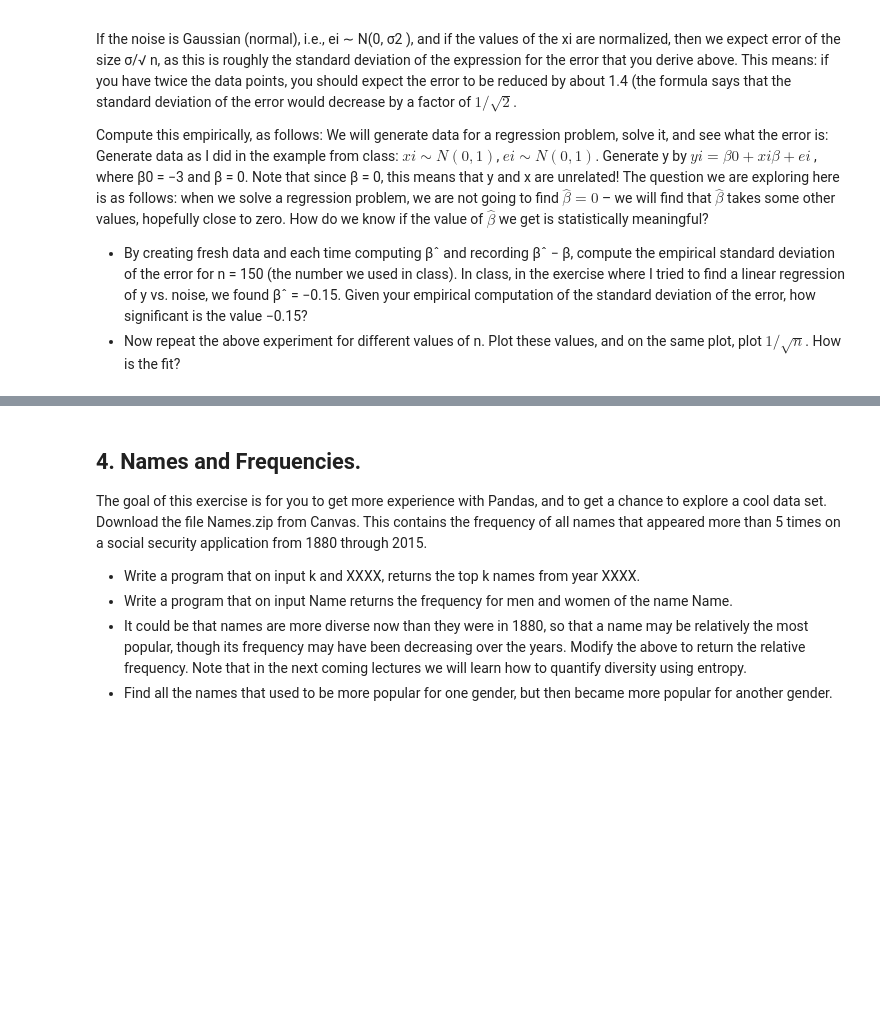
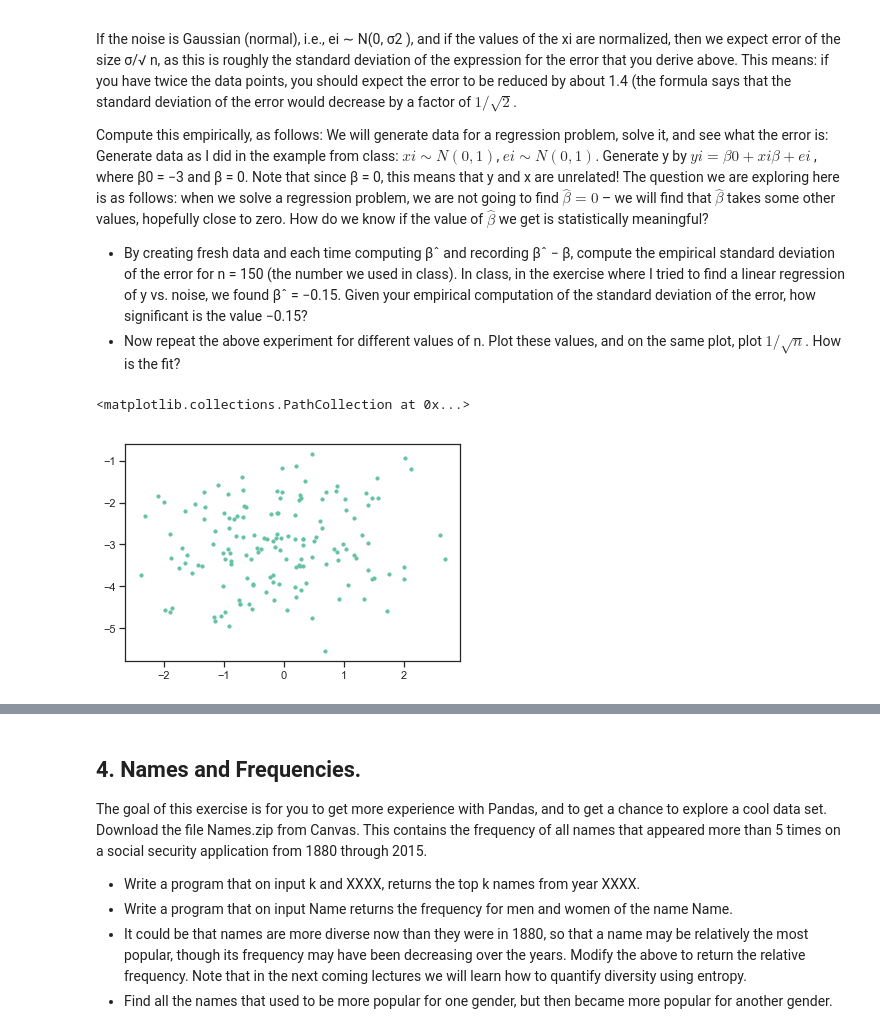
Before and after one commit to smitches/Business-Data-Science, a Jupyter notebook: HW2/HW2.ipynb, the cells around one changed output, grey strips where cells are left out. Drawn from its saved outputs; the diff is of its cells as text; code cells hidden in the pictures; blank space fills up the shorter version.

```diff
--- a/HW2/HW2.ipynb
+++ b/HW2/HW2.ipynb
@@ -62,3 +135,15 @@ class, in the exercise where I tried to find a linear regression of y vs. noise,
 how significant is the value −0.15?
 - Now repeat the above experiment for different values of n. Plot these values, and on the
 same plot, plot $1/\sqrt{n}$. How is the fit?
+# %%
+# 3-1
+mu = 0
+sigma = 1
+ei = np.random.normal(mu, sigma, 150)
+X = np.random.normal(mu, sigma, 150)
+Y = -3 + (xi)*0 + (ei)
+
+plt.scatter(X,Y,s=10)
+# %% [output]
+<matplotlib.collections.PathCollection at 0x...>
+[figure, added]
```
Also changed, not shown: parts of 16 cells of this notebook.
